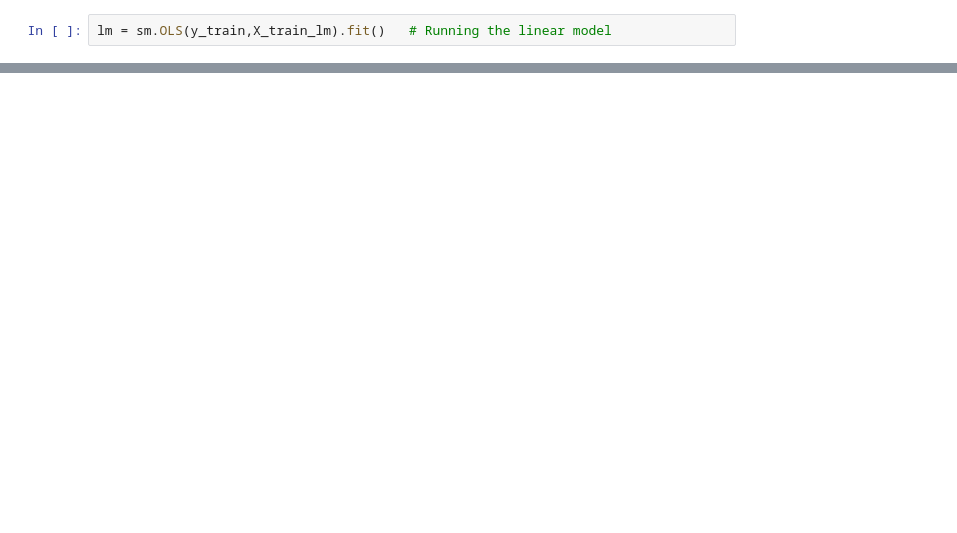
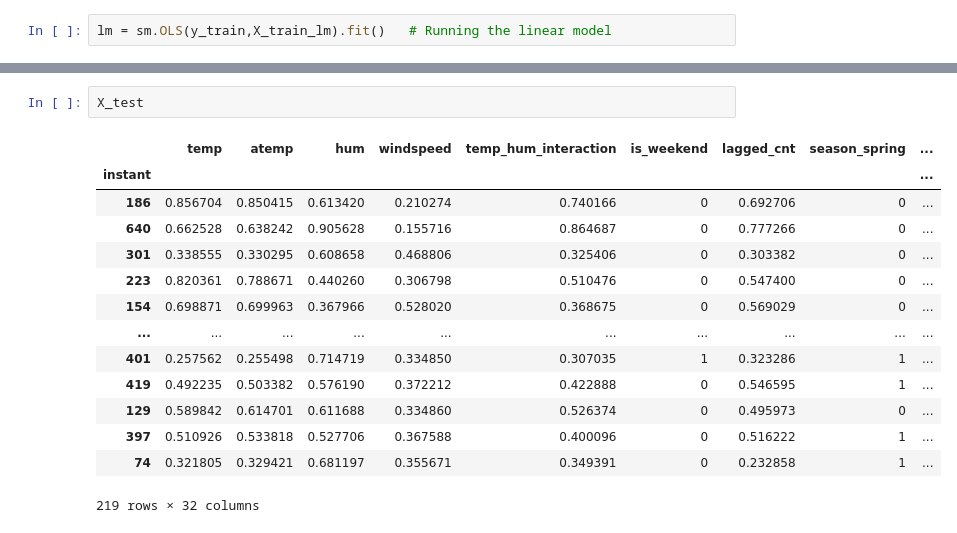
Before and after one commit to thomami244/BikeSharingCaseStudy, a Jupyter notebook: BikeCaseStudy.ipynb, the cells around one changed output, grey strips where cells are left out. Cells and saved outputs as stored; diff of their text form; blank space fills up the shorter version.

```diff
--- a/BikeCaseStudy.ipynb
+++ b/BikeCaseStudy.ipynb
@@ -442,0 +530,17 @@ Notes:
+# %%
+X_test
+# %% [output]
+|  | temp | atemp | hum | windspeed | temp_hum_interaction | is_weekend | lagged_cnt | season_spring | ... |
+| instant |  |  |  |  |  |  |  |  | ... |
+| 186 | 0.856704 | 0.850415 | 0.613420 | 0.210274 | 0.740166 | 0 | 0.692706 | 0 | ... |
+| 640 | 0.662528 | 0.638242 | 0.905628 | 0.155716 | 0.864687 | 0 | 0.777266 | 0 | ... |
+| 301 | 0.338555 | 0.330295 | 0.608658 | 0.468806 | 0.325406 | 0 | 0.303382 | 0 | ... |
+| 223 | 0.820361 | 0.788671 | 0.440260 | 0.306798 | 0.510476 | 0 | 0.547400 | 0 | ... |
+| 154 | 0.698871 | 0.699963 | 0.367966 | 0.528020 | 0.368675 | 0 | 0.569029 | 0 | ... |
+| ... | ... | ... | ... | ... | ... | ... | ... | ... | ... |
+| 401 | 0.257562 | 0.255498 | 0.714719 | 0.334850 | 0.307035 | 1 | 0.323286 | 1 | ... |
+| 419 | 0.492235 | 0.503382 | 0.576190 | 0.372212 | 0.422888 | 0 | 0.546595 | 1 | ... |
+| 129 | 0.589842 | 0.614701 | 0.611688 | 0.334860 | 0.526374 | 0 | 0.495973 | 0 | ... |
+| 397 | 0.510926 | 0.533818 | 0.527706 | 0.367588 | 0.400096 | 0 | 0.516222 | 1 | ... |
+| 74 | 0.321805 | 0.329421 | 0.681197 | 0.355671 | 0.349391 | 0 | 0.232858 | 1 | ... |
+219 rows × 32 columns
```
Also changed, not shown: parts of 25 cells of this notebook.
